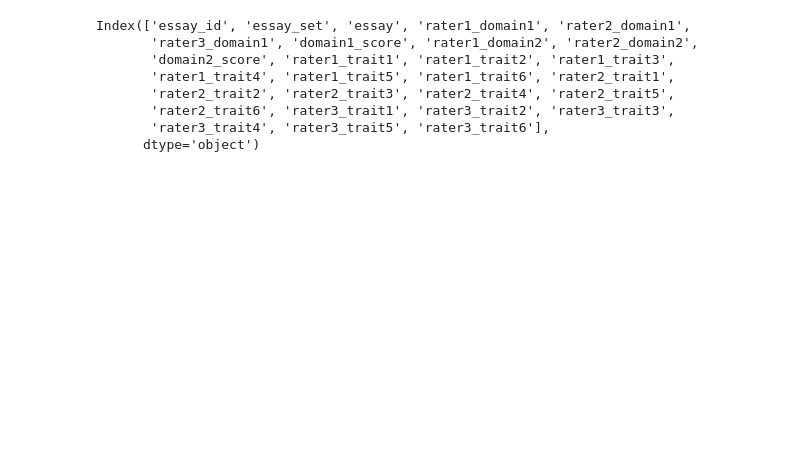
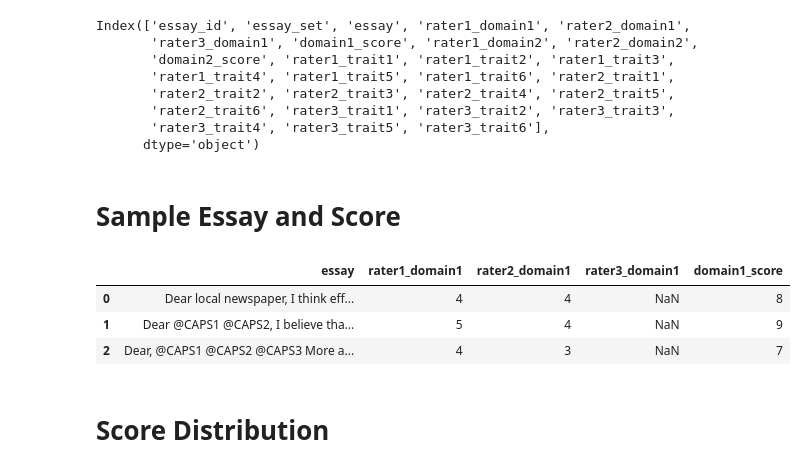
Before and after one commit to Nazarshia2889/AutomatedEssayGrader, a Jupyter notebook: notebooks/AutomatedEssayGrader.ipynb, the cells around one changed output. Saved outputs shown, nothing was run; the diff lists cells and outputs as text; code cells hidden in the pictures; blank space fills up the shorter version.

Commit message:
feather data and score distribution

```diff
--- a/notebooks/AutomatedEssayGrader.ipynb
+++ b/notebooks/AutomatedEssayGrader.ipynb
@@ -5,5 +11,5 @@ import pandas as pd
 # %%
-df = pd.read_csv('data/training_set_rel3.tsv', sep='\t', encoding='ISO-8859-1')
+df = pd.read_feather('data/essays.feather')
 df.columns
 
 # essay_id: A unique identifier for each individual student essay
@@ -28,0 +37,12 @@ Index(['essay_id', 'essay_set', 'essay', 'rater1_domain1', 'rater2_domain1',
+# %% [markdown]
+# Sample Essay and Score
+# %%
+# domain1_score is the sum of 1 and 2
+df[['essay', 'rater1_domain1', 'rater2_domain1', 'rater3_domain1', 'domain1_score']].iloc[[0, 1, 2]]
+# %% [output]
+|  | essay | rater1_domain1 | rater2_domain1 | rater3_domain1 | domain1_score |
+| 0 | Dear local newspaper, I think eff... | 4 | 4 | NaN | 8 |
+| 1 | Dear @CAPS1 @CAPS2, I believe tha... | 5 | 4 | NaN | 9 |
+| 2 | Dear, @CAPS1 @CAPS2 @CAPS3 More a... | 4 | 3 | NaN | 7 |
+# %% [markdown]
+# Score Distribution
```
Also changed, not shown: parts of 3 cells of this notebook, 3 other files.
